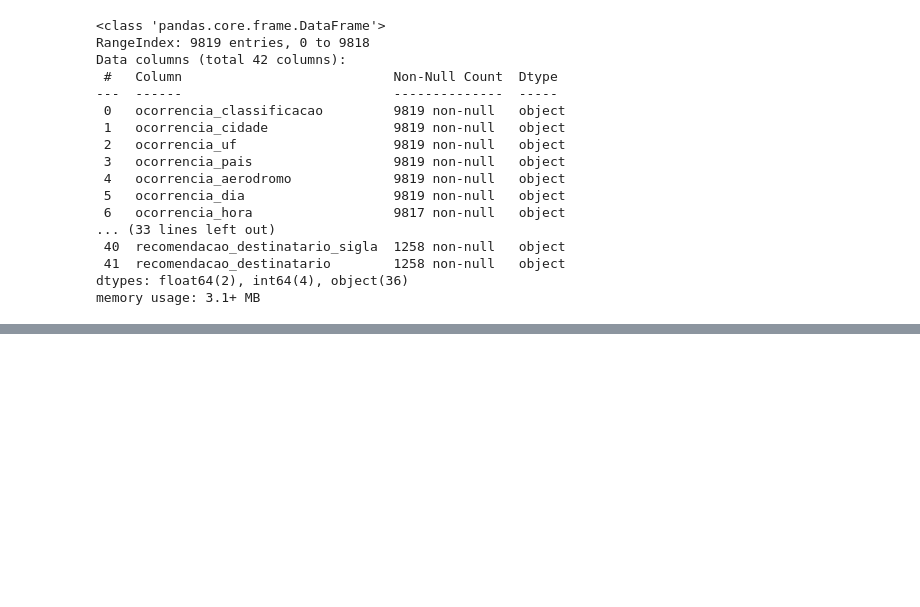
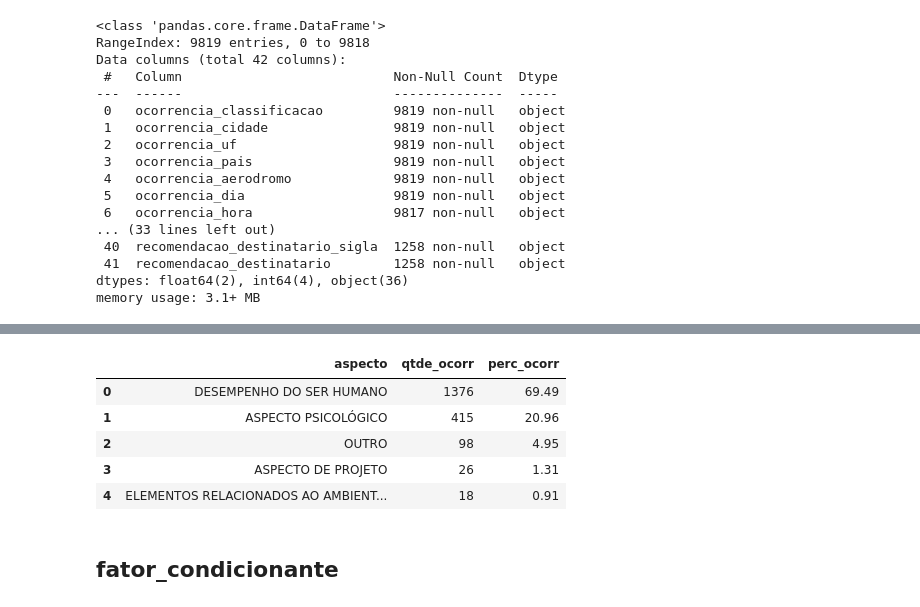
Before and after one commit to jairobernardesjunior/Cenipa_analisa_fatores_recomendacoes, a Jupyter notebook: 01 cenipa_analisa_fatores_recomendacoes.ipynb, the cells around one changed output, grey strips where cells are left out. Saved outputs shown, nothing was run; the diff lists cells and outputs as text; code cells hidden in the pictures; blank space fills up the shorter version.

```diff
--- a/01 cenipa_analisa_fatores_recomendacoes.ipynb
+++ b/01 cenipa_analisa_fatores_recomendacoes.ipynb
@@ -280,0 +139,27 @@ df_ocorr_cid.head(3)
+# %%
+# conta a quantidade de fator aspecto e agrupa
+# houve ocorrência de nulos para essa classificação, foram elimindados previamente, verificados em df_acidentes.info()
+df_ocorr_fator_aspecto = sqldf('select fator_aspecto as aspecto, ' \
+                               'count(fator_aspecto) as qtde_ocorr ' \
+                               'from df_acidentes_aux ' \
+                               'group by fator_aspecto ' \
+                               'order by 2 desc '
+                              )
+# %%
+# chama calcula percentual de ocorrência da classificação sobre o total de ocorrências
+df_ocorr_fator_aspecto = calcula_percentual(df_ocorr_fator_aspecto)
+# %%
+# faz sort por percentual decrescente
+df_ocorr_fator_aspecto = df_ocorr_fator_aspecto.sort_values(by='perc_ocorr', ascending=False)
+# %%
+# verifica as linhas iniciais
+df_ocorr_fator_aspecto.head(5)
+# %% [output]
+|  | aspecto | qtde_ocorr | perc_ocorr |
+| 0 | DESEMPENHO DO SER HUMANO | 1376 | 69.49 |
+| 1 | ASPECTO PSICOLÓGICO | 415 | 20.96 |
+| 2 | OUTRO | 98 | 4.95 |
+| 3 | ASPECTO DE PROJETO | 26 | 1.31 |
+| 4 | ELEMENTOS RELACIONADOS AO AMBIENT... | 18 | 0.91 |
+# %% [markdown]
+## fator_condicionante
```
Also changed, not shown: parts of 60 cells of this notebook, 1 other file.
